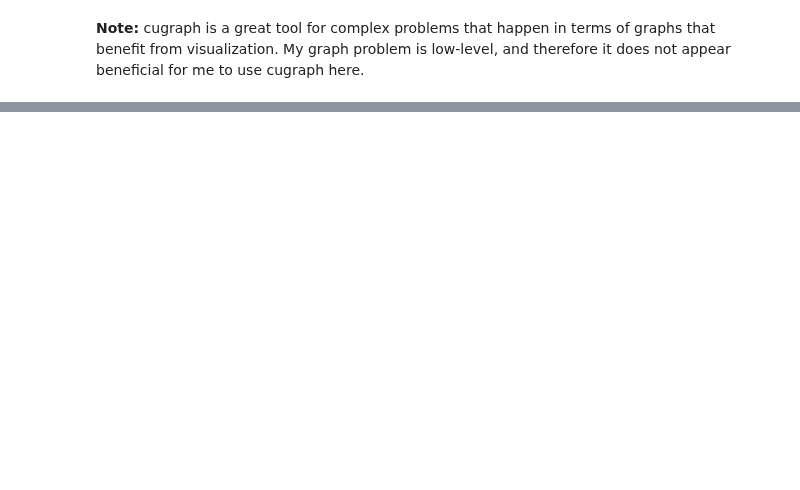
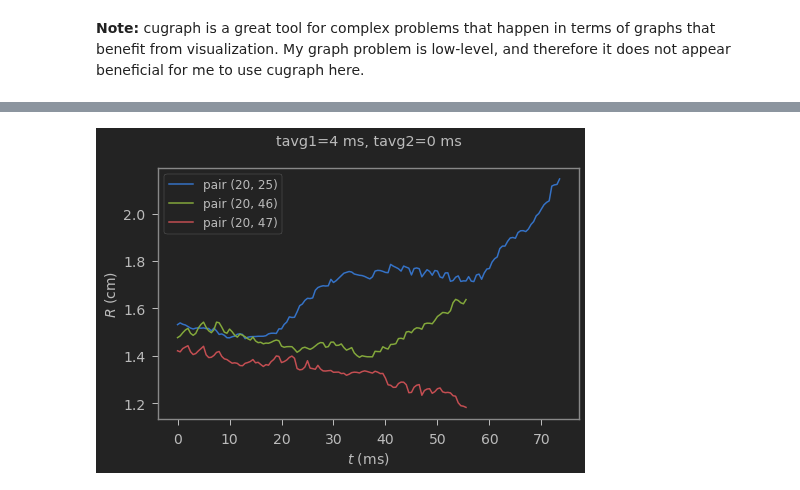
Before and after one commit to timtyree/care, a Jupyter notebook: notebooks/fast estimation of particle properties.ipynb, the cells around one changed output, grey strips where cells are left out. Cells and saved outputs as stored; diff of their text form; code cells hidden in the pictures; blank space fills up the shorter version.

```diff
--- a/notebooks/fast estimation of particle properties.ipynb
+++ b/notebooks/fast estimation of particle properties.ipynb
@@ -609,0 +555,20 @@ grouped.apply_grouped(diff_cu,incol='t',outcol='dt')
+# %%
+#index by individual pairs
+dfr=df_R.set_index([trial_col,'pid_self','pid_other']).sort_values(by='t')
+#identify all pairs that are within this range
+boo=(dfr['R']<=maximum_range_threshold)&(dfr['R']>=minimum_range_threshold)
+index_values=dfr.index.drop_duplicates().values
+# %%
+#plot a few particle events
+fontsize=14
+fig,ax=plt.subplots(figsize=(7,5))
+for iv in index_values.get()[:3]:
+    x_values,y_values=dfr.loc[iv].sort_values(by='t')[['t','R']].values.T.get()
+    ax.plot(x_values-x_values[0],y_values,label=f"pair {(iv[1],iv[2])}")
+format_plot(ax, xlabel=r'$t$ (ms)', ylabel=r'$R$ (cm)', fontsize=fontsize, use_loglog=False)
+ax.legend(fontsize=fontsize-2)
+plt.title(f'tavg1={tavg1} ms, tavg2={0} ms\n')
+plt.tight_layout()
+plt.show()
+# %% [output]
+[figure, added]
```
Also changed, not shown: parts of 63 cells of this notebook, 4 other files.
